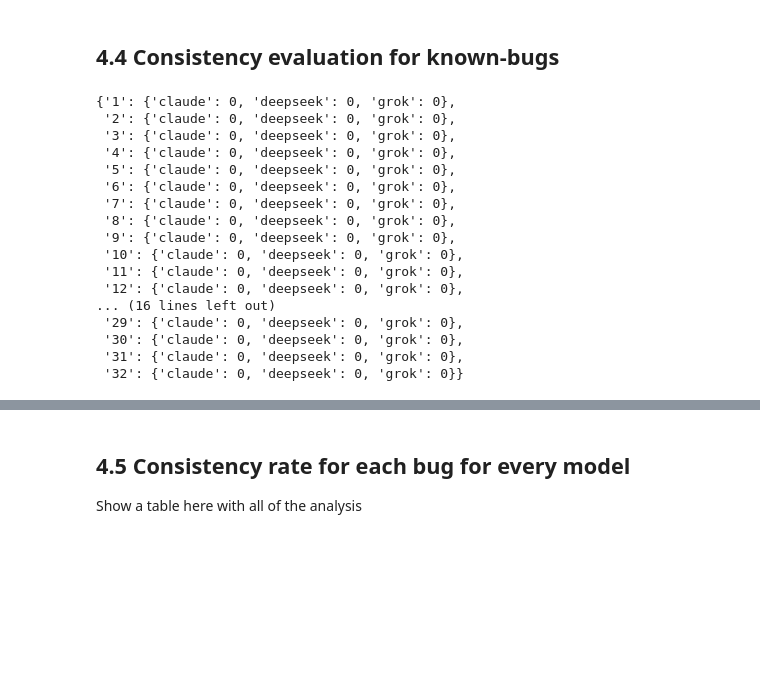
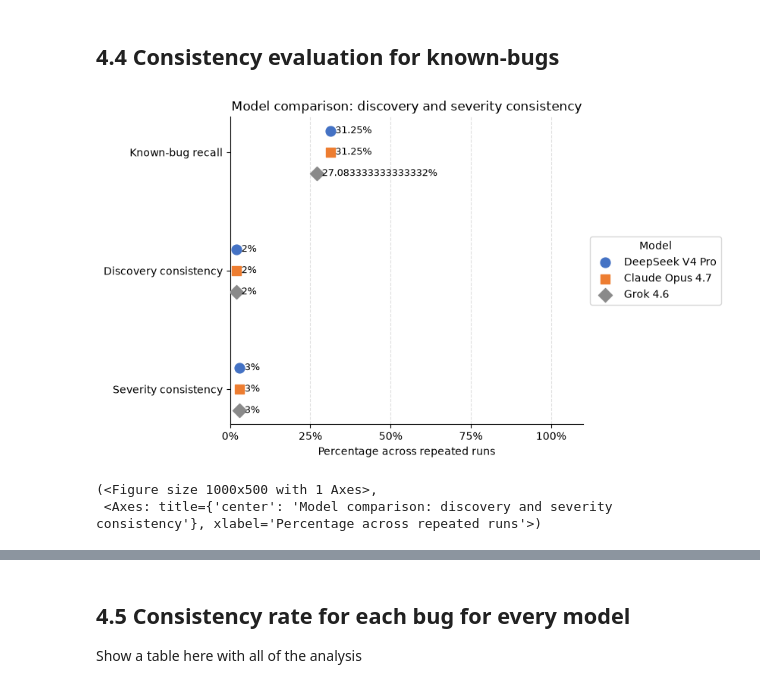
Before and after one commit to hackernese/OpenSec, a Jupyter notebook: results/Analysis.ipynb, the cells around one changed output, grey strips where cells are left out. Drawn from its saved outputs; the diff is of its cells as text; code cells hidden in the pictures; blank space fills up the shorter version.

Commit message:
redesign the code to visualise the severity rating

```diff
--- a/results/Analysis.ipynb
+++ b/results/Analysis.ipynb
@@ -60,6 +61,7 @@ NBUGS = wb["New bugs"]
 # %%
 # Normalise the severity rating colors
-
+NBUGS = wb["New bugs"]
+RESULTS = pd.read_excel(PATH_RAW, sheet_name="Results")
 RESULTS.iloc[1:33, 3:13].stack().unique()
 for row in NBUGS.iter_rows(min_row=3, max_row=51, min_col=2, max_col=14):
     for cell in row:
@@ -72,11 +74,11 @@ for row in NBUGS.iter_rows(min_row=3, max_row=51, min_col=2, max_col=14):
         ):
             cell.fill = PatternFill(fill_type="solid", fgColor="F8CBAD")
 
-wb.save("Results.I1.xlsx")
+wb.save("Results.Test.xlsx")
 
 # Ensuring that all colors are valid now
-PATH="Results.I1.xlsx"
-wb = load_workbook(PATH, data_only=True)
+PATH_TEST="Results.Test.xlsx"
+wb = load_workbook(PATH_TEST, data_only=True)
 NBUGS = wb["New bugs"]
 for row in NBUGS.iter_rows(min_row=3, max_row=51, min_col=2, max_col=14):
     for cell in row:
@@ -86,6 +88,8 @@ for row in NBUGS.iter_rows(min_row=3, max_row=51, min_col=2, max_col=14):
         elif color.type=="rgb":
             colorRgb = color.rgb[2:]
             SEVERITY[colorRgb]
+
+__import__("os").remove(PATH_TEST)
 print("OK")
 # %% [output]
 OK
@@ -128,9 +127,6 @@ OK
 ## I2 - Lowercase all severities within the `Results` sheet.
 Just to make everything consistent according to a common format, I will lowercase all severities and check for any malformed data points within the dataset
 # %%
-PATH="Results.I1.xlsx"
-
-wb = load_workbook(PATH)
 RESULTS = wb["Results"]
 
 unique_values = set()
@@ -142,6 +138,5 @@ for row in RESULTS.iter_rows(min_row=2, max_row=33, min_col=4, max_col=13):
             unique_values.add(cell.value.lower())
             cell.value = cell.value.lower()
 
-wb.save("Results.Final.xlsx")
 print(unique_values)
 # %% [output]
@@ -151,8 +146,5 @@ print(unique_values)
 Manual cleaning has already been done to normalised all repetitive vulnerabilities into one specific category.
 # %%
-PATH="Results.I2.xlsx"
-
-wb = load_workbook(PATH)
 ws = wb["New bugs"]
 
 # Loop through B3:J51
@@ -166,4 +158,3 @@ for row in ws.iter_rows(
             cell.value = None
         elif isinstance(value, str):
             cell.value = value.strip().lower()
-wb.save("Results.Final.xlsx")
@@ -639,43 +837,45 @@ Where \(B_m^{*}\) is the set of bugs found by model \(m\) in at least two runs.
 ## 4.4 Consistency evaluation for known-bugs
 # %%
 # Analyse the raw results
-
 iterations = 3
 
 # Calculating overall consistency for known-bug recall
+opportunities = df_results['Severity'].count() * iterations
 claude_kb = ((df_results['Claude Opus 4.7 I1'].count()+ df_results['Claude Opus 4.7 I2'].count()+df_results['Claude Opus 4.7 I3'].count() ) / opportunities) * 100
 deepseek_kb = ((df_results['DeepSeek V4 Pro I1'].count()+ df_results['DeepSeek V4 Pro I2'].count()+df_results['DeepSeek V4 Pro I3'].count() ) / opportunities) * 100
 grok_kb = ((df_results['Grok 4.6 I1'].count()+ df_results['Grok 4.6 I2'].count()+df_results['Grok 4.6 I3'].count() ) / opportunities) * 100
 
 # Calculating discovery consistency
 bug_discovery_consistency = {
     f"{bugID}":{"claude":0, "deepseek":0, "grok":0} for bugID in list(df_results["Vulnerability ID"])
 }
-bug_discovery_consistency
 
-# # Calculating severity consistency
+# Calculating severity consistency
+consistency_known_bugs = (
+    [deepseek_kb,2,3], # DeepSeek
+    [claude_kb,2,3], # Claude
+    [grok_kb,2,3] # Grok
+)
+metrics = {
+    "Known-bug recall": {
+        "DeepSeek V4 Pro": deepseek_kb,
+        "Claude Opus 4.7": claude_kb,
+        "Grok 4.6": grok_kb,
+    },
+    "Discovery consistency": {
+        "DeepSeek V4 Pro": consistency_known_bugs[0][1],
+        "Claude Opus 4.7": consistency_known_bugs[1][1],
+        "Grok 4.6": consistency_known_bugs[2][1],
+    },
+    "Severity consistency": {
+        "DeepSeek V4 Pro": consistency_known_bugs[0][2],
+        "Claude Opus 4.7": consistency_known_bugs[1][2],
+        "Grok 4.6": consistency_known_bugs[2][2],
+    },
+}
 
-# consistency_known_bugs = (
-#     [deepseek_kb,2,3], # DeepSeek
-#     [claude_kb,2,3], # Claude
-#     [grok_kb,2,3] # Grok
-# )
-# opportunities = df_results["Severity"].count() * iterations
+plot_model_summary(metrics)
 # %% [output]
+[figure, added]
-{'1': {'claude': 0, 'deepseek': 0, 'grok': 0},
- '2': {'claude': 0, 'deepseek': 0, 'grok': 0},
- '3': {'claude': 0, 'deepseek': 0, 'grok': 0},
- '4': {'claude': 0, 'deepseek': 0, 'grok': 0},
- '5': {'claude': 0, 'deepseek': 0, 'grok': 0},
- '6': {'claude': 0, 'deepseek': 0, 'grok': 0},
- '7': {'claude': 0, 'deepseek': 0, 'grok': 0},
- '8': {'claude': 0, 'deepseek': 0, 'grok': 0},
- '9': {'claude': 0, 'deepseek': 0, 'grok': 0},
- '10': {'claude': 0, 'deepseek': 0, 'grok': 0},
- '11': {'claude': 0, 'deepseek': 0, 'grok': 0},
- '12': {'claude': 0, 'deepseek': 0, 'grok': 0},
-... (16 lines left out)
- '29': {'claude': 0, 'deepseek': 0, 'grok': 0},
- '30': {'claude': 0, 'deepseek': 0, 'grok': 0},
- '31': {'claude': 0, 'deepseek': 0, 'grok': 0},
- '32': {'claude': 0, 'deepseek': 0, 'grok': 0}}
+(<Figure size 1000x500 with 1 Axes>,
+ <Axes: title={'center': 'Model comparison: discovery and severity consistency'}, xlabel='Percentage across repeated runs'>)
```
Also changed, not shown: parts of 19 cells of this notebook, 3 other files.
